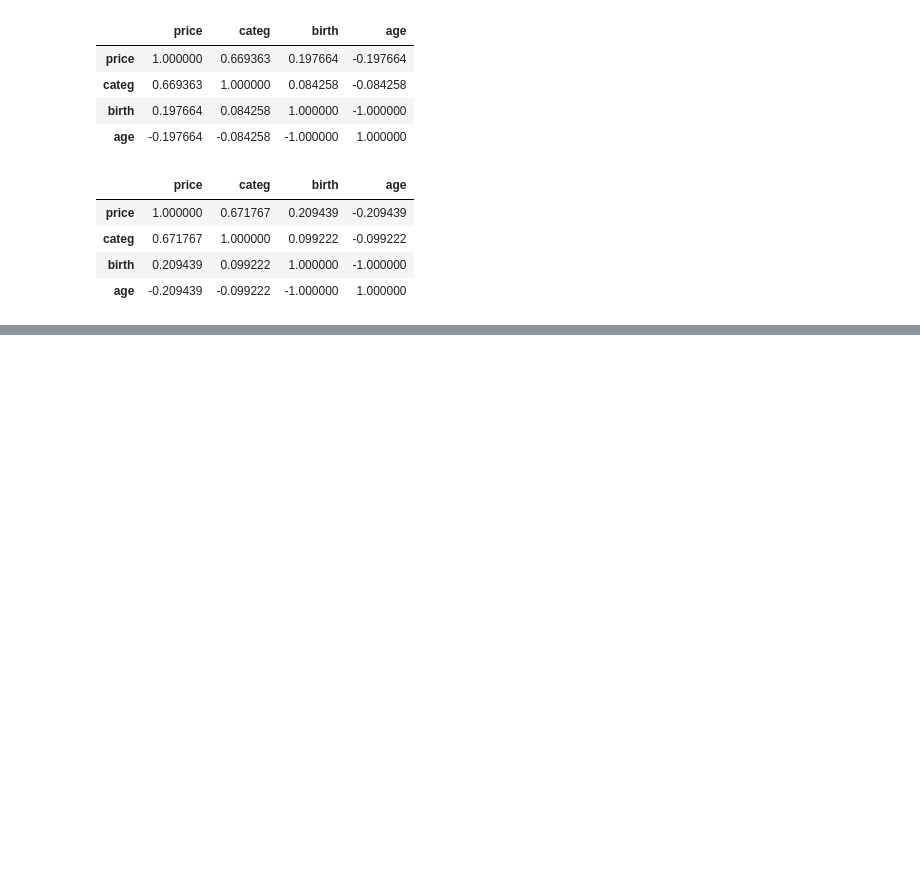
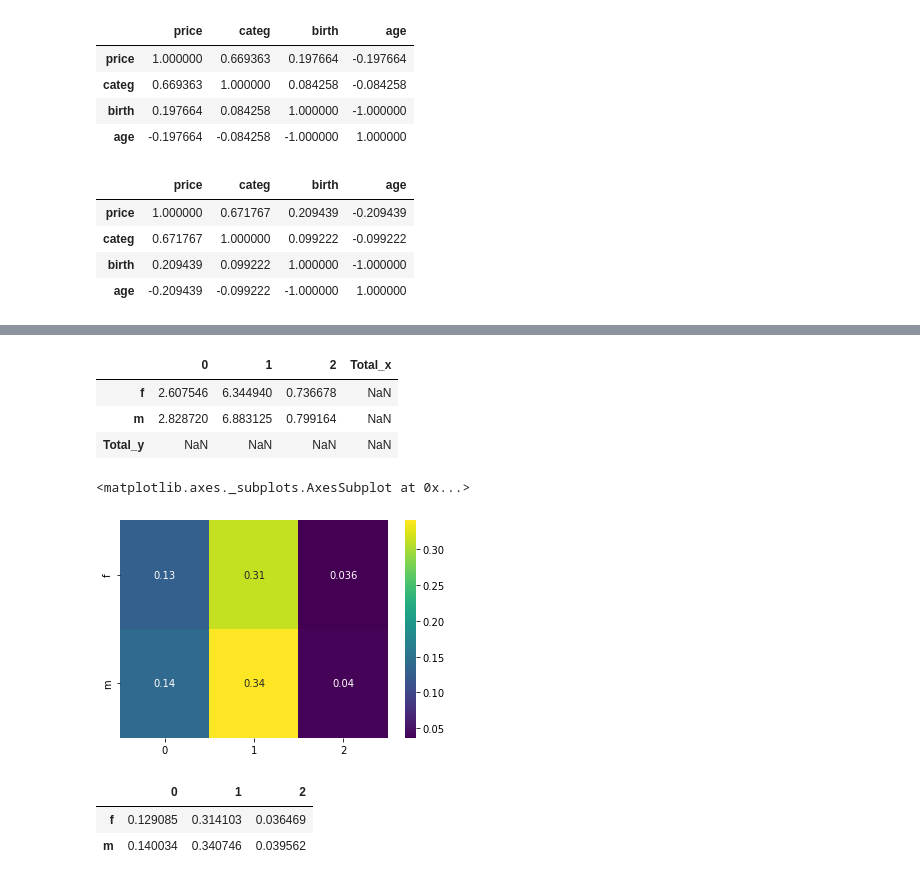
Before and after one commit to Valeeew/Analyze-bookstore-sales, a Jupyter notebook: correlation_testing.ipynb, the cells around one changed output, grey strips where cells are left out. Drawn from its saved outputs; the diff is of its cells as text; code cells hidden in the pictures; blank space fills up the shorter version.

Commit message:
Update correlation map about categorie & sex

```diff
--- a/correlation_testing.ipynb
+++ b/correlation_testing.ipynb
@@ -79,0 +121,14 @@ comatrix(dfall)
+# %%
+x2 = ((np_corr_sex_categ-exp)**2)/exp
+# %%
+x2 = pd.DataFrame(x2, index=["f","m","Total_y"], columns=("0","1","2","Total_x"))
+#x2 = x2.drop("Total_y")
+#x2 = x2.drop("Total_x", axis=1)
+x2
+# %% [output]
+|  | 0 | 1 | 2 | Total_x |
+| f | 2.607546 | 6.344940 | 0.736678 | NaN |
+| m | 2.828720 | 6.883125 | 0.799164 | NaN |
+| Total_y | NaN | NaN | NaN | NaN |
+# %%
+mesure = x2.sum().sum()
@@ -79,0 +137,15 @@ comatrix(dfall)
+# %%
+reslt = x2/mesure
+reslt = reslt.drop("Total_y")
+reslt = reslt.drop("Total_x", axis=1)
+# %%
+sns.heatmap(reslt, cmap=("viridis"), annot=reslt)
+# %% [output]
+<matplotlib.axes._subplots.AxesSubplot at 0x...>
+[figure, added]
+# %%
+reslt
+# %% [output]
+|  | 0 | 1 | 2 |
+| f | 0.129085 | 0.314103 | 0.036469 |
+| m | 0.140034 | 0.340746 | 0.039562 |
```
Also changed, not shown: parts of 13 cells of this notebook.
